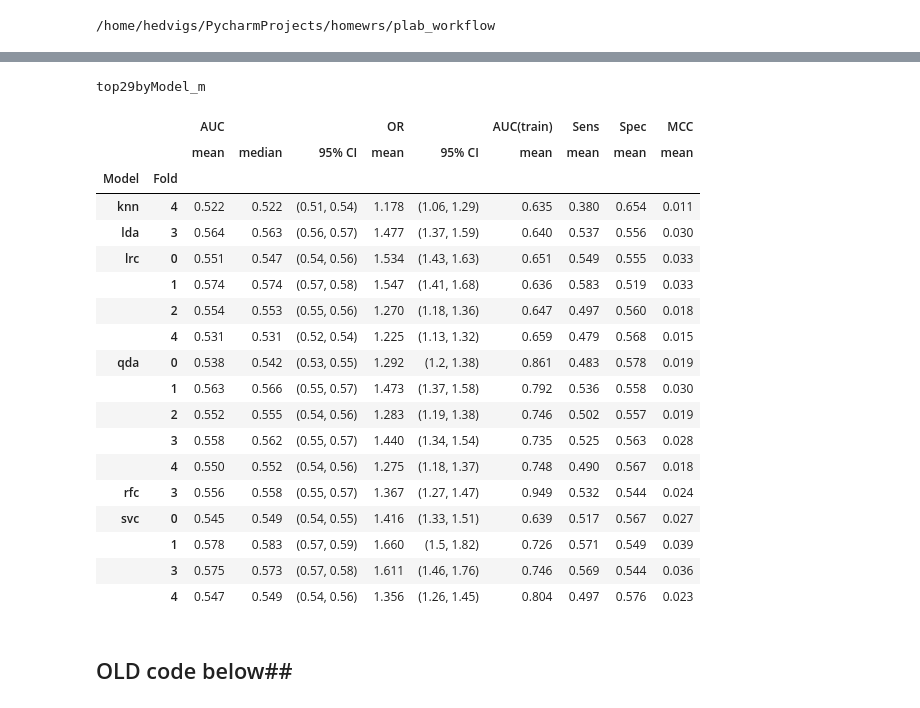
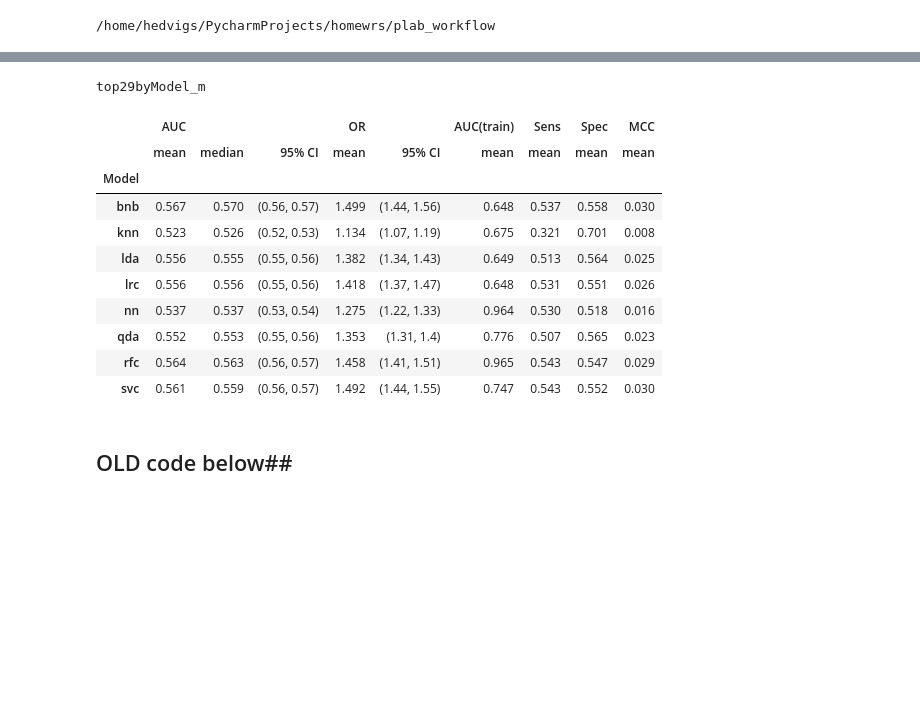
Before and after one commit to PerinatalLab/ml_genetics, a Jupyter notebook: workflow/notebooks/plottings.ipynb, the cells around one changed output, grey strips where cells are left out. Drawn from its saved outputs; the diff is of its cells as text; code cells hidden in the pictures; blank space fills up the shorter version.

```diff
--- a/workflow/notebooks/plottings.ipynb
+++ b/workflow/notebooks/plottings.ipynb
@@ -132,53 +132,45 @@ for key, values in rownames.items():
         categories_str = ''.join(categories)
         file_name = f"{sub}by{categories_str}_{filtered}"
 
 valnames = [
     'AUC(train)',
     'AUC',
     'OR',
     'Sens',
     'Spec',
 #    'BalAcc',
     'MCC'
     ]
 
 
-categories.append('Fold')
+#categories.append('Fold')
 funcs = {
 #    'AUC(test)':['median', 'CI'],
 #    'AUC(cMean)':['median', 'CI'],
     'AUC':['mean', 'median', 'CI'],
     'OR':['mean', 'CI']}
 full_agg = tf.agg_table(sub_df, categories, valname=valnames, functions=funcs)#{'AUC':['median', 'CI'],'AUC(cMean)':['median', 'CI'], 'OR':['median', 'CI']})
 if dfname == 'cm':
     file_name = file_name + f'_{dfname}'
 print(file_name)
 
 full_agg
 
 #file_name
 #tf.save_tex(full_agg, file_name, site=site)
 # %% [output]
 top29byModel_m
-|  |  | AUC |  |  | OR |  | AUC(train) | Sens | Spec | MCC |
-|  |  | mean | median | 95% CI | mean | 95% CI | mean | mean | mean | mean |
-| Model | Fold |  |  |  |  |  |  |  |  |  |
-| knn | 4 | 0.522 | 0.522 | (0.51, 0.54) | 1.178 | (1.06, 1.29) | 0.635 | 0.380 | 0.654 | 0.011 |
-| lda | 3 | 0.564 | 0.563 | (0.56, 0.57) | 1.477 | (1.37, 1.59) | 0.640 | 0.537 | 0.556 | 0.030 |
-| lrc | 0 | 0.551 | 0.547 | (0.54, 0.56) | 1.534 | (1.43, 1.63) | 0.651 | 0.549 | 0.555 | 0.033 |
-|  | 1 | 0.574 | 0.574 | (0.57, 0.58) | 1.547 | (1.41, 1.68) | 0.636 | 0.583 | 0.519 | 0.033 |
-|  | 2 | 0.554 | 0.553 | (0.55, 0.56) | 1.270 | (1.18, 1.36) | 0.647 | 0.497 | 0.560 | 0.018 |
-|  | 4 | 0.531 | 0.531 | (0.52, 0.54) | 1.225 | (1.13, 1.32) | 0.659 | 0.479 | 0.568 | 0.015 |
-| qda | 0 | 0.538 | 0.542 | (0.53, 0.55) | 1.292 | (1.2, 1.38) | 0.861 | 0.483 | 0.578 | 0.019 |
-|  | 1 | 0.563 | 0.566 | (0.55, 0.57) | 1.473 | (1.37, 1.58) | 0.792 | 0.536 | 0.558 | 0.030 |
-|  | 2 | 0.552 | 0.555 | (0.54, 0.56) | 1.283 | (1.19, 1.38) | 0.746 | 0.502 | 0.557 | 0.019 |
-|  | 3 | 0.558 | 0.562 | (0.55, 0.57) | 1.440 | (1.34, 1.54) | 0.735 | 0.525 | 0.563 | 0.028 |
-|  | 4 | 0.550 | 0.552 | (0.54, 0.56) | 1.275 | (1.18, 1.37) | 0.748 | 0.490 | 0.567 | 0.018 |
-| rfc | 3 | 0.556 | 0.558 | (0.55, 0.57) | 1.367 | (1.27, 1.47) | 0.949 | 0.532 | 0.544 | 0.024 |
-| svc | 0 | 0.545 | 0.549 | (0.54, 0.55) | 1.416 | (1.33, 1.51) | 0.639 | 0.517 | 0.567 | 0.027 |
-|  | 1 | 0.578 | 0.583 | (0.57, 0.59) | 1.660 | (1.5, 1.82) | 0.726 | 0.571 | 0.549 | 0.039 |
-|  | 3 | 0.575 | 0.573 | (0.57, 0.58) | 1.611 | (1.46, 1.76) | 0.746 | 0.569 | 0.544 | 0.036 |
-|  | 4 | 0.547 | 0.549 | (0.54, 0.56) | 1.356 | (1.26, 1.45) | 0.804 | 0.497 | 0.576 | 0.023 |
+|  | AUC |  |  | OR |  | AUC(train) | Sens | Spec | MCC |
+|  | mean | median | 95% CI | mean | 95% CI | mean | mean | mean | mean |
+| Model |  |  |  |  |  |  |  |  |  |
+| bnb | 0.567 | 0.570 | (0.56, 0.57) | 1.499 | (1.44, 1.56) | 0.648 | 0.537 | 0.558 | 0.030 |
+| knn | 0.523 | 0.526 | (0.52, 0.53) | 1.134 | (1.07, 1.19) | 0.675 | 0.321 | 0.701 | 0.008 |
+| lda | 0.556 | 0.555 | (0.55, 0.56) | 1.382 | (1.34, 1.43) | 0.649 | 0.513 | 0.564 | 0.025 |
+| lrc | 0.556 | 0.556 | (0.55, 0.56) | 1.418 | (1.37, 1.47) | 0.648 | 0.531 | 0.551 | 0.026 |
+| nn | 0.537 | 0.537 | (0.53, 0.54) | 1.275 | (1.22, 1.33) | 0.964 | 0.530 | 0.518 | 0.016 |
+| qda | 0.552 | 0.553 | (0.55, 0.56) | 1.353 | (1.31, 1.4) | 0.776 | 0.507 | 0.565 | 0.023 |
+| rfc | 0.564 | 0.563 | (0.56, 0.57) | 1.458 | (1.41, 1.51) | 0.965 | 0.543 | 0.547 | 0.029 |
+| svc | 0.561 | 0.559 | (0.56, 0.57) | 1.492 | (1.44, 1.55) | 0.747 | 0.543 | 0.552 | 0.030 |
 # %% [markdown]
 ## OLD code below##
 # %%
```
Also changed, not shown: parts of 1 cell of this notebook, 4 other files.
